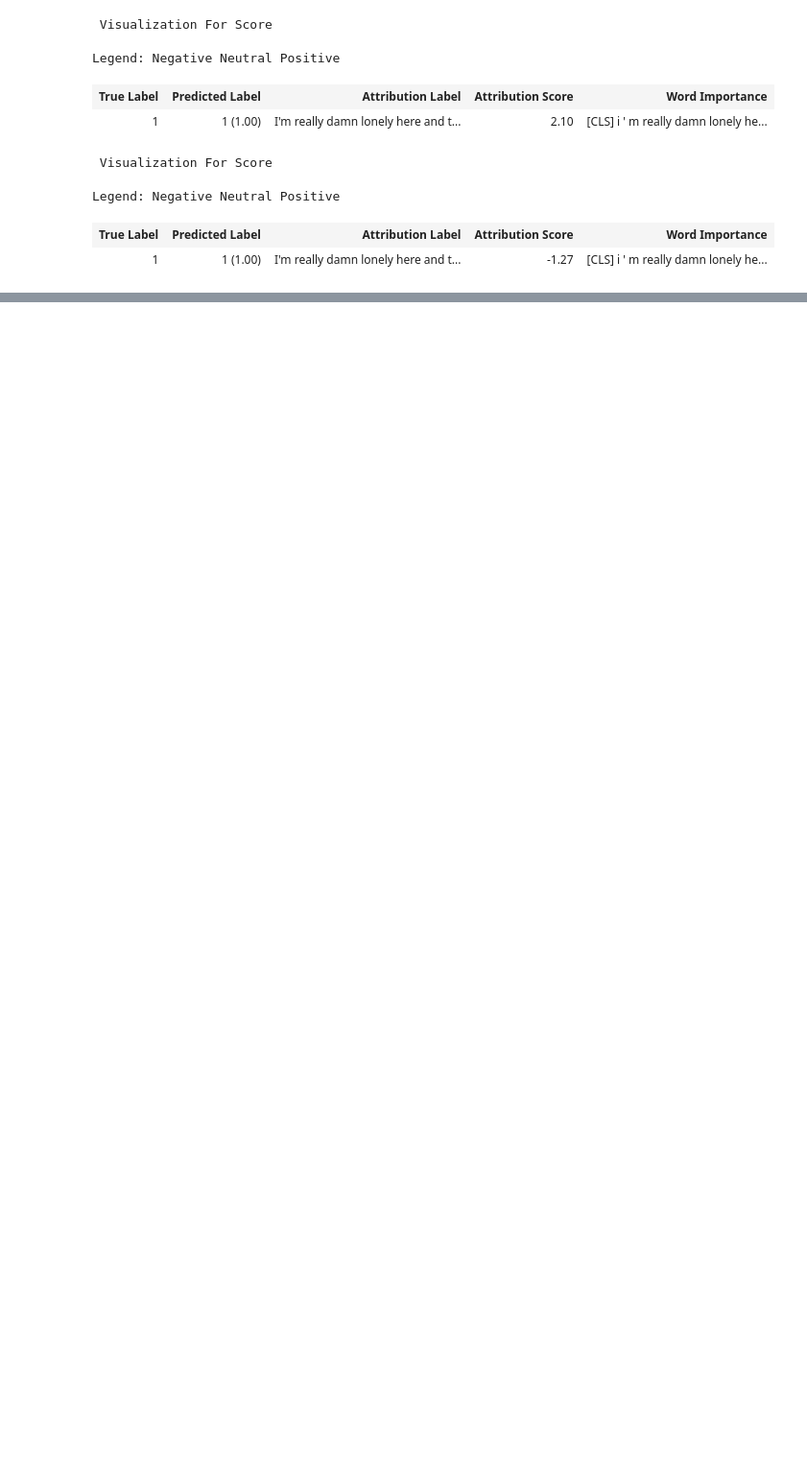
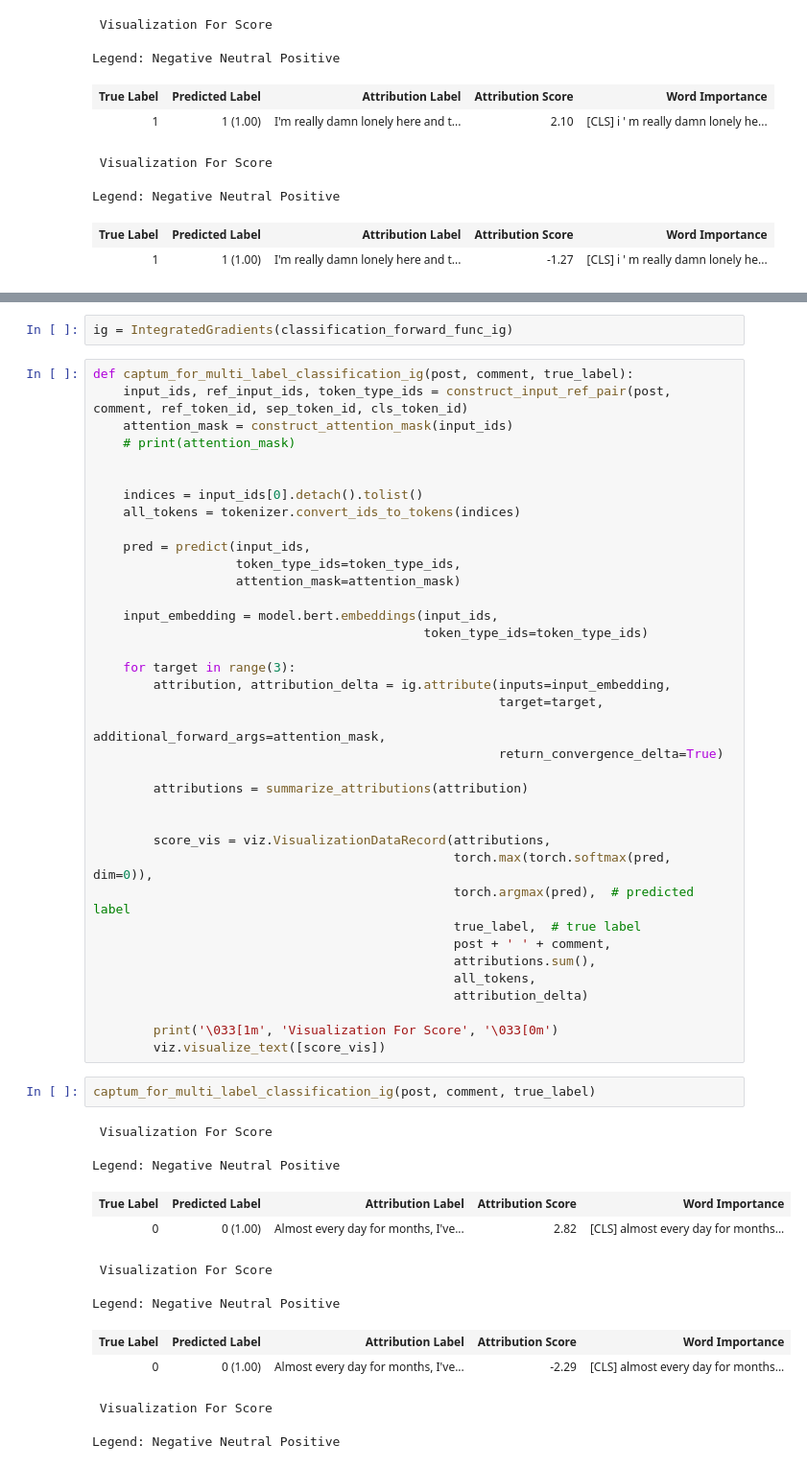
Before and after one commit to tr0up2r/satisfaction-classifier-with-xai, a Jupyter notebook: captum_bert_multi_label_classification.ipynb, the cells around one changed output, grey strips where cells are left out. Shown at 96% size. Cells and saved outputs as stored; diff of their text form; blank space fills up the shorter version.

Commit message:
Add attribution analysis with IntegratedGradients

```diff
--- a/captum_bert_multi_label_classification.ipynb
+++ b/captum_bert_multi_label_classification.ipynb
@@ -346,0 +407,52 @@ Legend: Negative Neutral Positive
+# %%
+ig = IntegratedGradients(classification_forward_func_ig)
+# %%
+def captum_for_multi_label_classification_ig(post, comment, true_label):
+    input_ids, ref_input_ids, token_type_ids = construct_input_ref_pair(post, comment, ref_token_id, sep_token_id, cls_token_id)
+    attention_mask = construct_attention_mask(input_ids)
+    # print(attention_mask)
+
+
+    indices = input_ids[0].detach().tolist()
+    all_tokens = tokenizer.convert_ids_to_tokens(indices)
+
+    pred = predict(input_ids,
+                   token_type_ids=token_type_ids,
+                   attention_mask=attention_mask)
+
+    input_embedding = model.bert.embeddings(input_ids,
+                                            token_type_ids=token_type_ids)
+
+    for target in range(3):
+        attribution, attribution_delta = ig.attribute(inputs=input_embedding,
+                                                      target=target,
+                                                      additional_forward_args=attention_mask,
+                                                      return_convergence_delta=True)
+
+        attributions = summarize_attributions(attribution)
+
+
+        score_vis = viz.VisualizationDataRecord(attributions,
+                                                torch.max(torch.softmax(pred, dim=0)),
+                                                torch.argmax(pred),  # predicted label
+                                                true_label,  # true label
+                                                post + ' ' + comment,
+                                                attributions.sum(),
+                                                all_tokens,
+                                                attribution_delta)
+
+        print('\033[1m', 'Visualization For Score', '\033[0m')
+        viz.visualize_text([score_vis])
+# %%
+captum_for_multi_label_classification_ig(post, comment, true_label)
+# %% [output]
+ Visualization For Score
+Legend: Negative Neutral Positive
+| True Label | Predicted Label | Attribution Label | Attribution Score | Word Importance |
+| 0 | 0 (1.00) | Almost every day for months, I've... | 2.82 | [CLS] almost every day for months... |
+ Visualization For Score
+Legend: Negative Neutral Positive
+| True Label | Predicted Label | Attribution Label | Attribution Score | Word Importance |
+| 0 | 0 (1.00) | Almost every day for months, I've... | -2.29 | [CLS] almost every day for months... |
+ Visualization For Score
+Legend: Negative Neutral Positive
```
Also changed, not shown: parts of 14 cells of this notebook, 1 other file.
